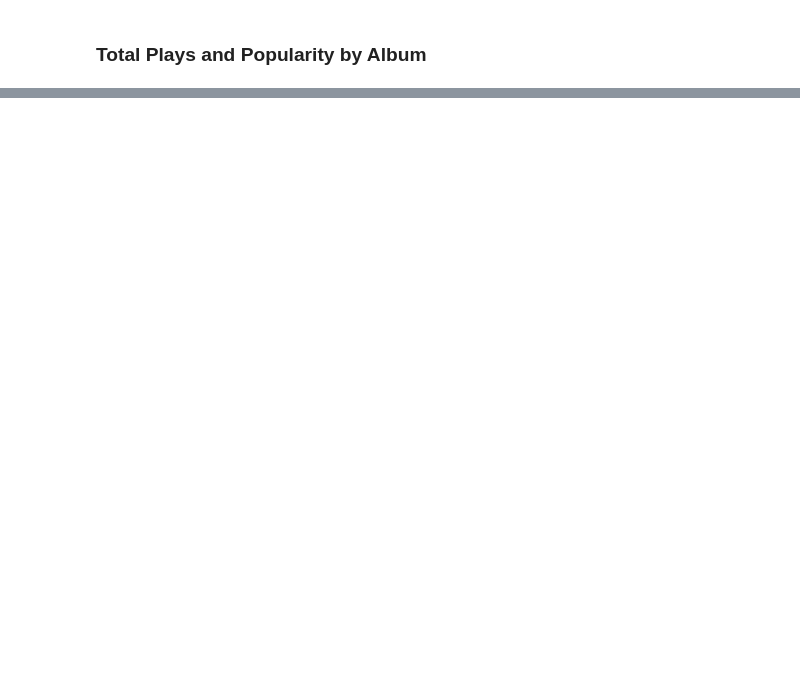
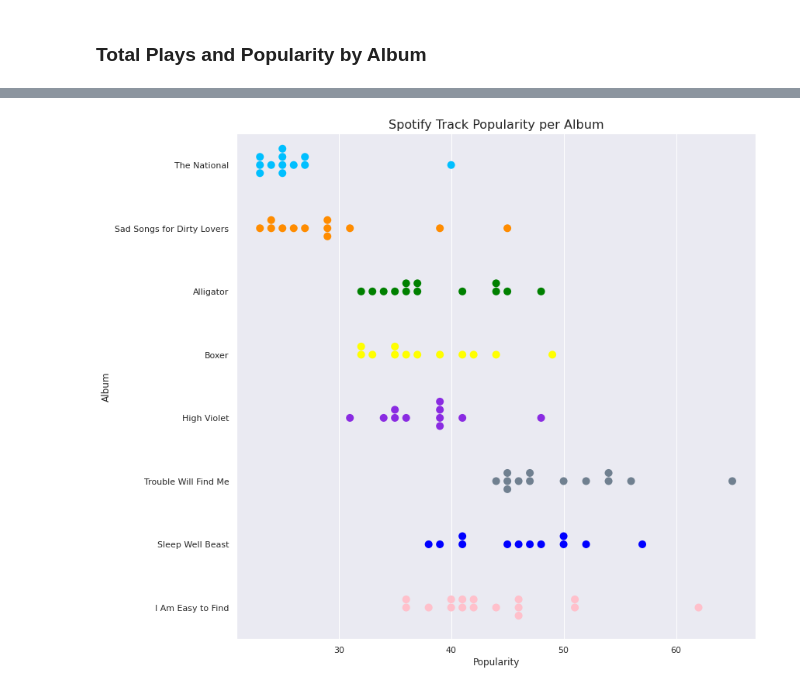
Before and after one commit to codey-phoun/SpotifyAudioFeatures_TheNational, a Jupyter notebook: Spotipy_The_National.ipynb, the cells around one changed output, grey strips where cells are left out. Cells and saved outputs as stored; diff of their text form; code cells hidden in the pictures; blank space fills up the shorter version.

```diff
--- a/Spotipy_The_National.ipynb
+++ b/Spotipy_The_National.ipynb
@@ -569,0 +644,24 @@ total_album_pop.set(xlabel = "",
+# %%
+# Swarm Plot - Track Popularity
+fig, ax = plt.subplots(nrows = 1,
+                       ncols = 1,
+                       figsize = (12,12))
+
+swarm_pop = sns.swarmplot(data = studio_albums_df,
+                            x = "popularity",
+                            y = "album",
+                            order = studio_albums,
+                            palette = album_palette,
+                            size = 10)
+
+# change y ticks from scientific notation to normal notation w/ commas
+xlabels = ['{:,.0f}'.format(x) for x in swarm_pop.axes.get_xticks()]
+ticks_loc = swarm_pop.get_xticks().tolist()
+swarm_pop.xaxis.set_major_locator(mticker.FixedLocator(ticks_loc))
+swarm_pop.set_xticklabels(xlabels)
+
+swarm_pop.set_xlabel("Popularity")
+swarm_pop.set_ylabel("Album")
+swarm_pop.set_title("Spotify Track Popularity per Album", fontsize = 16);
+# %% [output]
+[figure, added]
```
Also changed, not shown: parts of 49 cells of this notebook.
